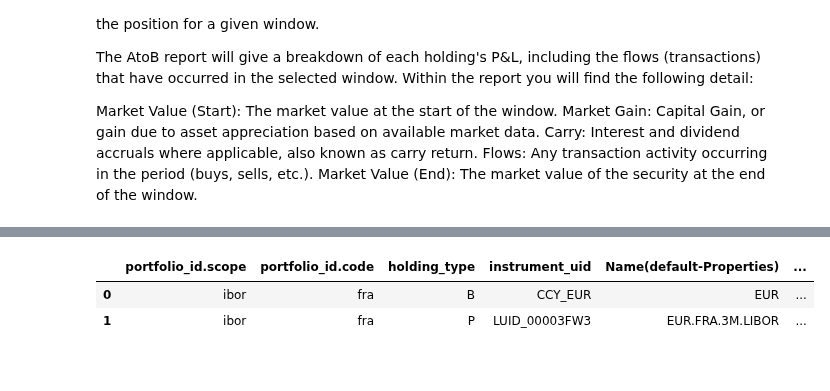
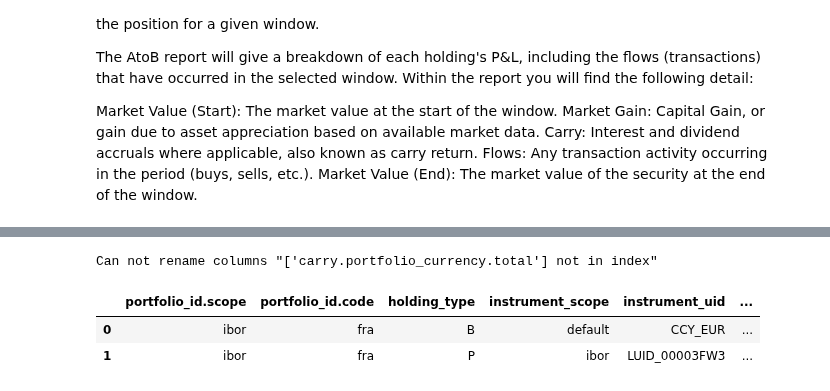
Before and after one commit to finbourne/sample-notebooks, a Jupyter notebook: examples/use-cases/instruments/Forward Rate Agreement.ipynb, the cells around one changed output, grey strips where cells are left out. Drawn from its saved outputs; the diff is of its cells as text; code cells hidden in the pictures.

```diff
--- a/examples/use-cases/instruments/Forward Rate Agreement.ipynb
+++ b/examples/use-cases/instruments/Forward Rate Agreement.ipynb
@@ -651,22 +656,30 @@ a2b = transaction_portfolios_api.get_a2_b_data(
 # %%
 # Rename A2B columns in df
 rename_cols = {
     "portfolio_id.scope": "Portfolio Scope",
     "portfolio_id.code": "Portfolio Code",
     "holding_type": "Holding Type",
     "instrument_uid": "Instrument ID",
     "Name(default-Properties)": "Instrument Name",
     "carry.portfolio_currency.total": "Carry (Window)",
     "end.portfolio_currency.total": "Market Value (End)"
 }
 
 # Format and filter A2B
 a2b_df = lusid_response_to_data_frame(a2b, rename_properties=True)
-col_filters = rename_cols.keys()
-a2b_df = a2b_df[col_filters].copy()
-#a2b_df.rename(columns=rename_cols, inplace=True)
+a2b_df = a2b_df.drop(columns=["carry.portfolio_currency.total"])
+
+#the renaming of the columns can fail depending on the results returned from the portfolio
+try:
+    col_filters = rename_cols.keys()
+    a2b_df = a2b_df[col_filters].copy()
+    a2b_df.rename(columns=rename_cols, inplace=True)
+except Exception as e:
+    print(f"Can not rename columns {e}")
+
 a2b_df
 # %% [output]
+Can not rename columns "['carry.portfolio_currency.total'] not in index"
-|  | portfolio_id.scope | portfolio_id.code | holding_type | instrument_uid | Name(default-Properties) | ... |
-| 0 | ibor | fra | B | CCY_EUR | EUR | ... |
-| 1 | ibor | fra | P | LUID_00003FW3 | EUR.FRA.3M.LIBOR | ... |
+|  | portfolio_id.scope | portfolio_id.code | holding_type | instrument_scope | instrument_uid | ... |
+| 0 | ibor | fra | B | default | CCY_EUR | ... |
+| 1 | ibor | fra | P | ibor | LUID_00003FW3 | ... |
```
Also changed, not shown: parts of 4 cells of this notebook.
